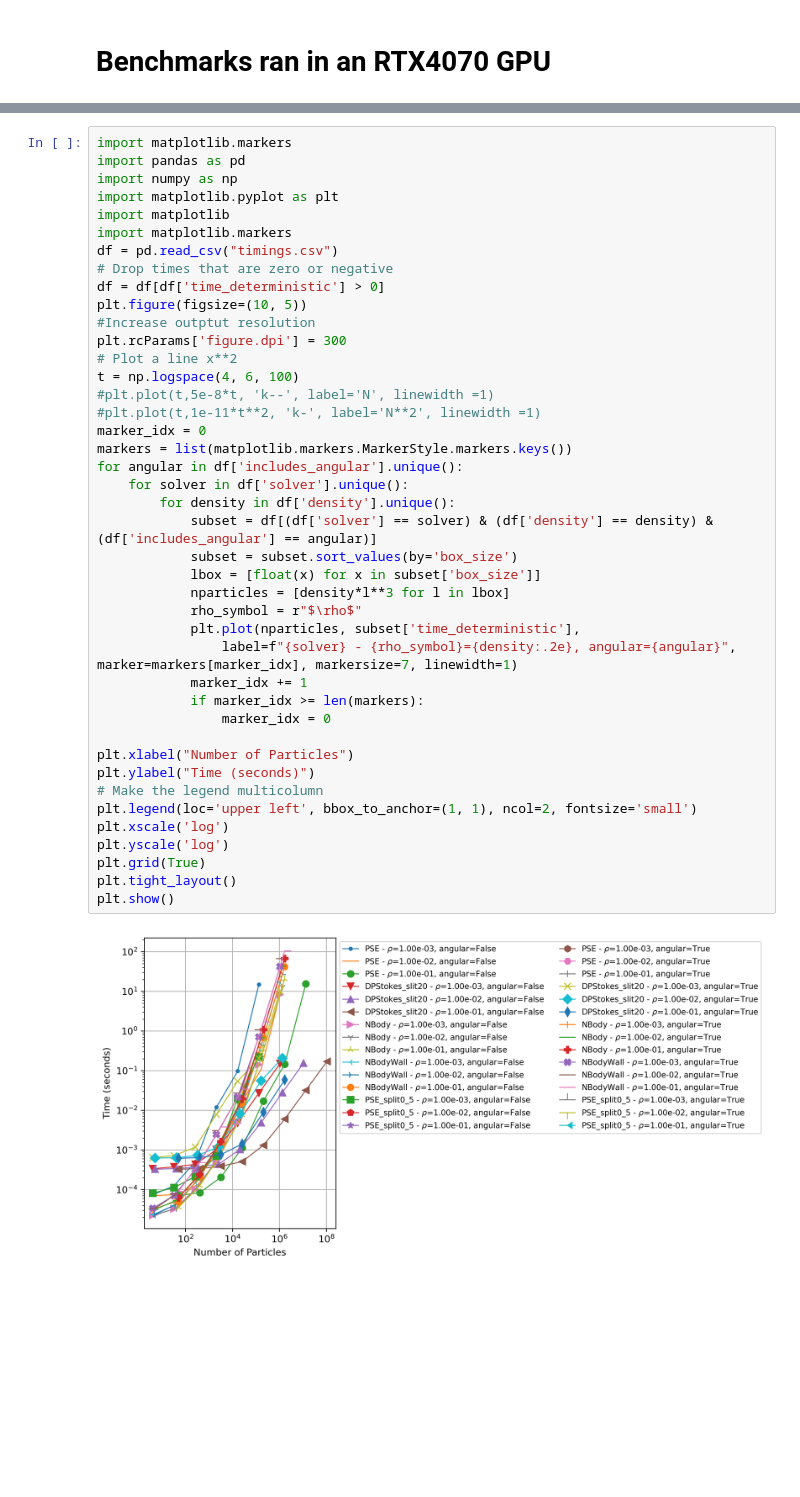
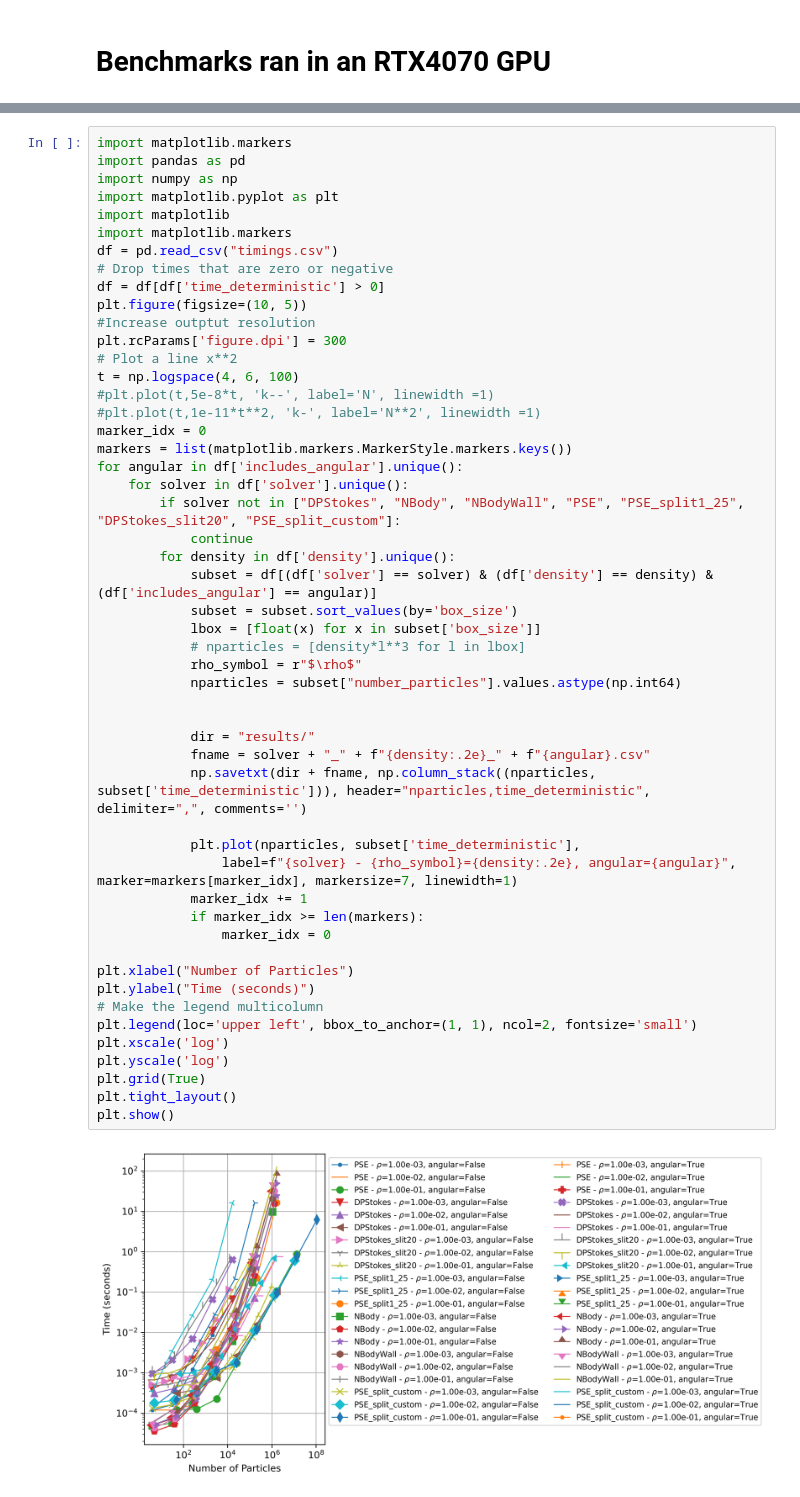
Before and after one commit to stochasticHydroTools/libmobility-paper-examples, a Jupyter notebook: benchmarks/visualization.ipynb, the cells around one changed output, grey strips where cells are left out. Saved outputs shown, nothing was run; the diff lists cells and outputs as text; blank space fills up the shorter version.

Commit message:
change positions in timing benchmarks to be random instead of in an FCC to highlight dpstokes performance

```diff
--- a/benchmarks/visualization.ipynb
+++ b/benchmarks/visualization.ipynb
@@ -19,32 +29,41 @@ plt.figure(figsize=(10, 5))
 plt.rcParams['figure.dpi'] = 300
 # Plot a line x**2
 t = np.logspace(4, 6, 100)
 #plt.plot(t,5e-8*t, 'k--', label='N', linewidth =1)
 #plt.plot(t,1e-11*t**2, 'k-', label='N**2', linewidth =1)
 marker_idx = 0
 markers = list(matplotlib.markers.MarkerStyle.markers.keys())
 for angular in df['includes_angular'].unique():
     for solver in df['solver'].unique():
+        if solver not in ["DPStokes", "NBody", "NBodyWall", "PSE", "PSE_split1_25", "DPStokes_slit20", "PSE_split_custom"]:
+            continue
         for density in df['density'].unique():
             subset = df[(df['solver'] == solver) & (df['density'] == density) & (df['includes_angular'] == angular)]
             subset = subset.sort_values(by='box_size')
             lbox = [float(x) for x in subset['box_size']]
-            nparticles = [density*l**3 for l in lbox]
+            # nparticles = [density*l**3 for l in lbox]
             rho_symbol = r"$\rho$"
+            nparticles = subset["number_particles"].values.astype(np.int64)
+
+
+            dir = "results/"
+            fname = solver + "_" + f"{density:.2e}_" + f"{angular}.csv"
+            np.savetxt(dir + fname, np.column_stack((nparticles, subset['time_deterministic'])), header="nparticles,time_deterministic", delimiter=",", comments='')
+
             plt.plot(nparticles, subset['time_deterministic'],
                 label=f"{solver} - {rho_symbol}={density:.2e}, angular={angular}", marker=markers[marker_idx], markersize=7, linewidth=1)
             marker_idx += 1
             if marker_idx >= len(markers):
                 marker_idx = 0
 
 plt.xlabel("Number of Particles")
 plt.ylabel("Time (seconds)")
 # Make the legend multicolumn
 plt.legend(loc='upper left', bbox_to_anchor=(1, 1), ncol=2, fontsize='small')
 plt.xscale('log')
 plt.yscale('log')
 plt.grid(True)
 plt.tight_layout()
 plt.show()
 # %% [output]
-[figure, old version]
+[figure, new version]
```
Also changed, not shown: parts of 1 cell of this notebook, 1 other file.
